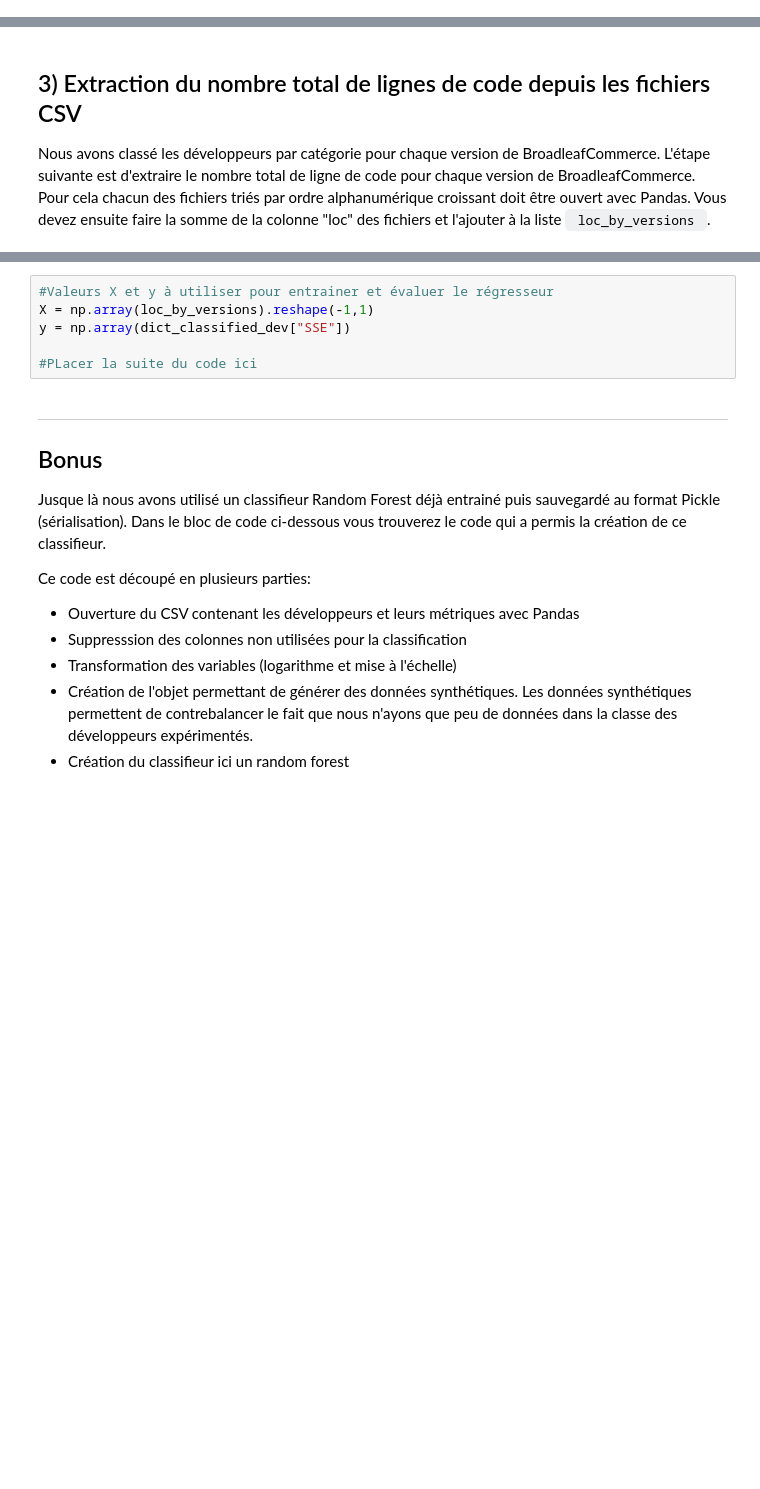
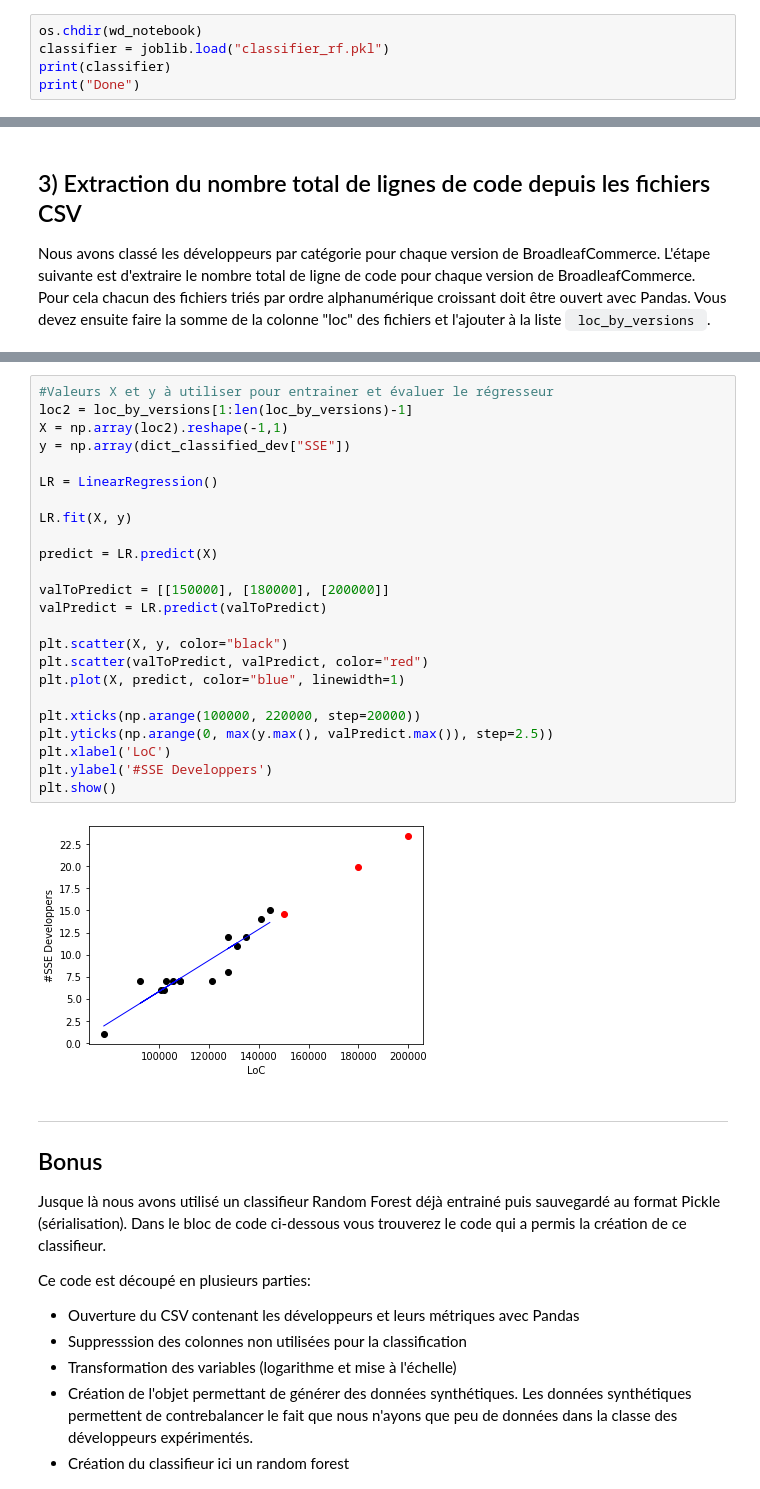
Before and after one commit to Anooxi/TP-Master-MTP-GL-IA4GL, a Jupyter notebook: developers_classification.ipynb, the cells around one changed output, grey strips where cells are left out. Drawn from its saved outputs; the diff is of its cells as text; blank space fills up the shorter version.

```diff
--- a/developers_classification.ipynb
+++ b/developers_classification.ipynb
@@ -148,0 +166,5 @@ Pour cela nous allons charger le classifieur à l'aide de <code> joblib.load </c
+# %%
+os.chdir(wd_notebook)
+classifier = joblib.load("classifier_rf.pkl")
+print(classifier)
+print("Done")
@@ -207,12 +359,32 @@ Pour cela nous allons :
 Les points noirs sont les données déjà connues à savoir le nombre de développeurs expérimentés et le nombre de lignes de code pour chaque version. Les point rouges correspondent aux trois valeurs prédites pour 150000, 180000 et 200000 lignes. La droite bleu est la droite de régression. Pour tracer ce graphique vous pouvez vous inspirer de cet [exemple Scikit-Learn ](https://scikit-learn.org/stable/auto_examples/linear_model/plot_ols.html#sphx-glr-auto-examples-linear-model-plot-ols-py).
 
 Voilà vous êtes maintenant capable de prédire vos besoins en ressources humaines en fonction de la taille de votre projet :) !
-# %%
-#Valeurs X et y à utiliser pour entrainer et évaluer le régresseur
-X = np.array(loc_by_versions).reshape(-1,1)
-y = np.array(dict_classified_dev["SSE"])
-
-#PLacer la suite du code ici
+# %%
+#Valeurs X et y à utiliser pour entrainer et évaluer le régresseur
+loc2 = loc_by_versions[1:len(loc_by_versions)-1]
+X = np.array(loc2).reshape(-1,1)
+y = np.array(dict_classified_dev["SSE"])
+
+LR = LinearRegression()
+
+LR.fit(X, y)
+
+predict = LR.predict(X)
+
+valToPredict = [[150000], [180000], [200000]]
+valPredict = LR.predict(valToPredict)
+
+plt.scatter(X, y, color="black")
+plt.scatter(valToPredict, valPredict, color="red")
+plt.plot(X, predict, color="blue", linewidth=1)
+
+plt.xticks(np.arange(100000, 220000, step=20000))
+plt.yticks(np.arange(0, max(y.max(), valPredict.max()), step=2.5))
+plt.xlabel('LoC')
+plt.ylabel('#SSE Developpers')
+plt.show()
+# %% [output]
+[figure, added]
 # %% [markdown]
 ---
 
```
Also changed, not shown: parts of 18 cells of this notebook, 1 other file.
